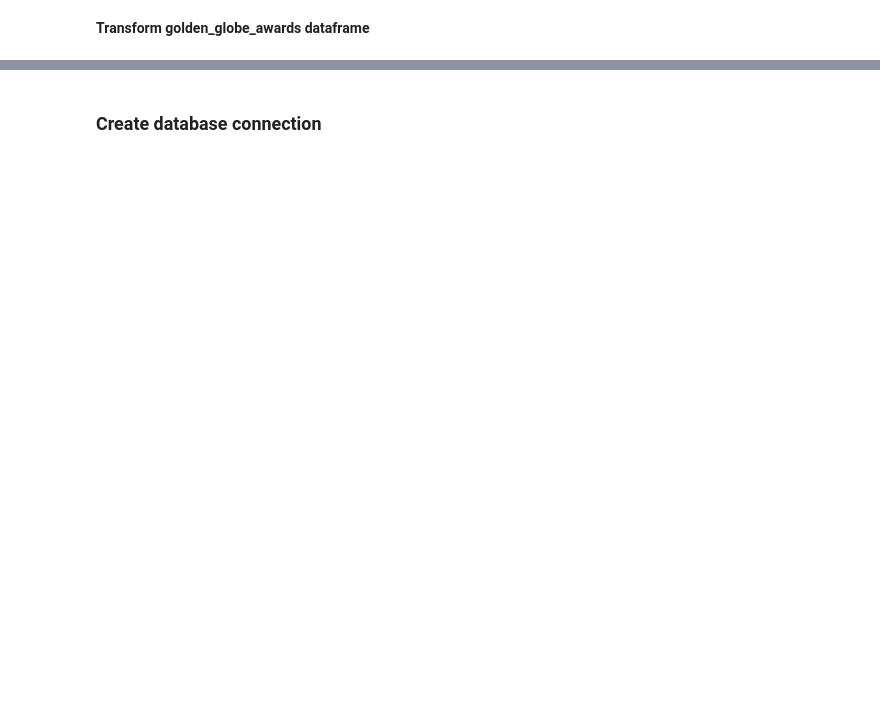
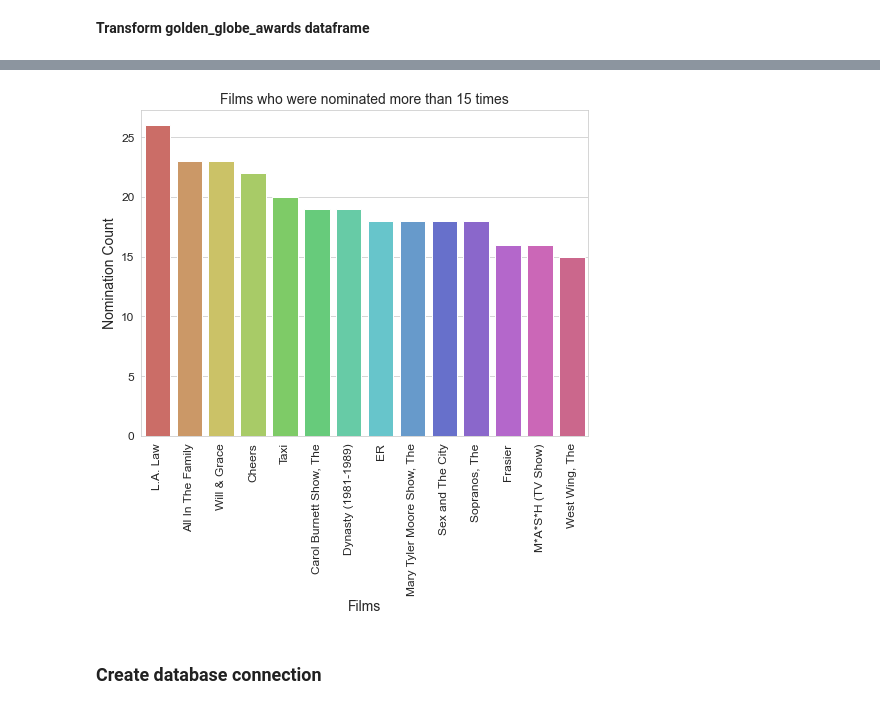
Before and after one commit to itsnameeta/Project-2-ETL, a Jupyter notebook: movies_etl.ipynb, the cells around one changed output, grey strips where cells are left out. Cells and saved outputs as stored; diff of their text form; code cells hidden in the pictures; blank space fills up the shorter version.

```diff
--- a/movies_etl.ipynb
+++ b/movies_etl.ipynb
@@ -115,0 +190,20 @@ Golden_globe_transformed.to_csv('Golden_globe_transformed.csv')
+# %%
+# Film Nominations that were nominated more than 15 times
+
+more_15_nominated = Golden_globe_transformed.groupby('movie_title')['win'].count()
+more_15_nominated = more_15_nominated.reset_index()
+more_15_nominated = more_15_nominated[more_15_nominated['win'] >= 15].sort_values(ascending=False, by='win')
+
+# top_10_nominated
+plt.figure(figsize=(8,6))
+sns.set_style('whitegrid')
+sns.barplot(x='movie_title', y='win', data=more_15_nominated, palette='hls')
+plt.title('Films who were nominated more than 15 times', fontsize=14)
+plt.xlabel('Films', fontsize=14)
+plt.ylabel('Nomination Count', fontsize=14)
+plt.xticks(fontsize=12, rotation=90)
+plt.yticks(fontsize=12)
+plt.savefig("Visualisations/Films who were nominated more than 15 times.png")
+plt.show()
+# %% [output]
+[figure, added]
```
Also changed, not shown: parts of 22 cells of this notebook, 32 other files.
